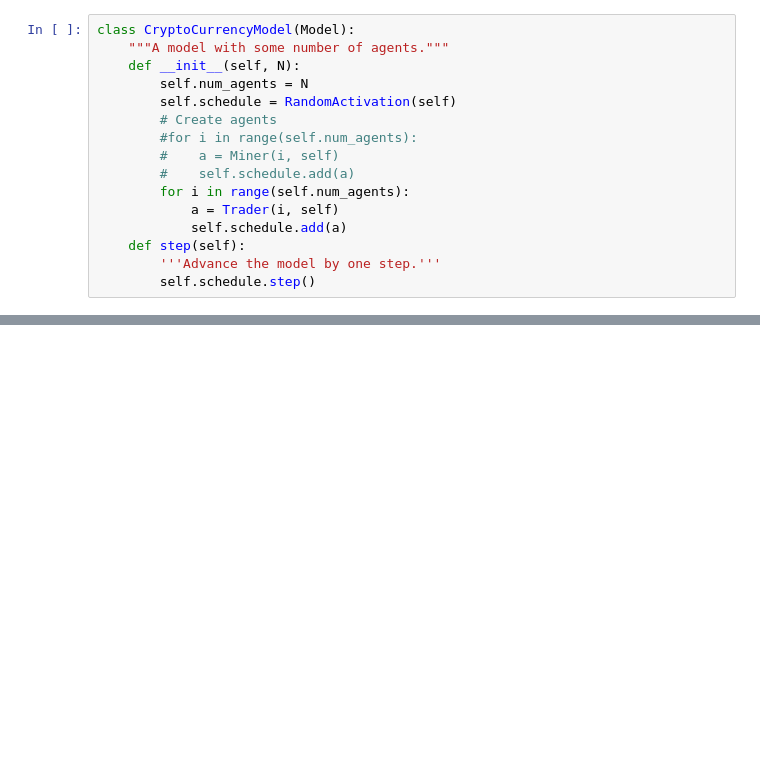
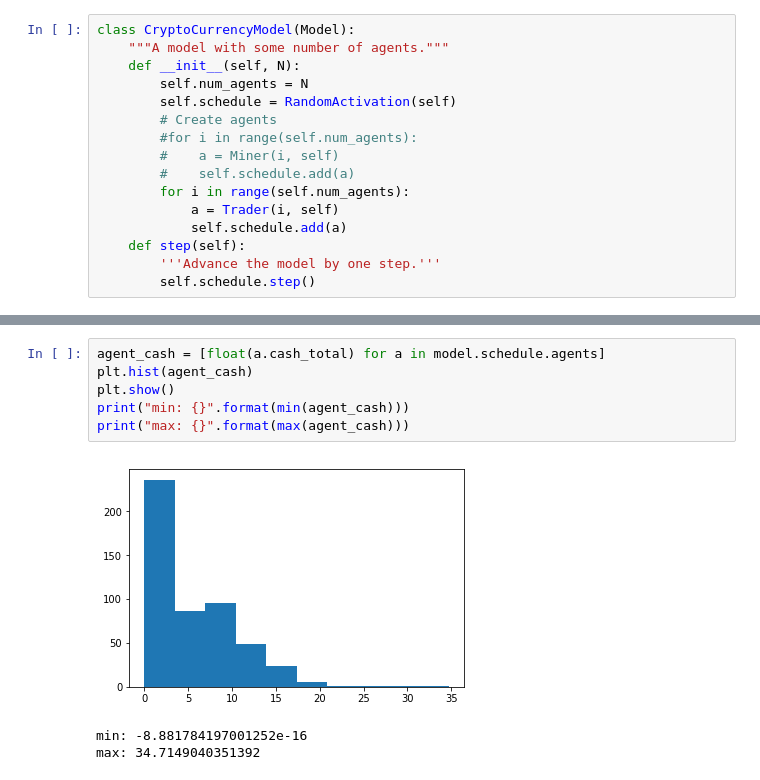
Before and after one commit to msssm/project_template, a Jupyter notebook: code/agentbasedmodel.ipynb, the cells around one changed output, grey strips where cells are left out. Saved outputs shown, nothing was run; the diff lists cells and outputs as text; blank space fills up the shorter version.

```diff
--- a/code/agentbasedmodel.ipynb
+++ b/code/agentbasedmodel.ipynb
@@ -233,0 +317,10 @@ plt.show()
+# %%
+agent_cash = [float(a.cash_total) for a in model.schedule.agents]
+plt.hist(agent_cash)
+plt.show()
+print("min: {}".format(min(agent_cash)))
+print("max: {}".format(max(agent_cash)))
+# %% [output]
+[figure, added]
+min: -8.881784197001252e-16
+max: 34.7149040351392
```
Also changed, not shown: parts of 12 cells of this notebook.
